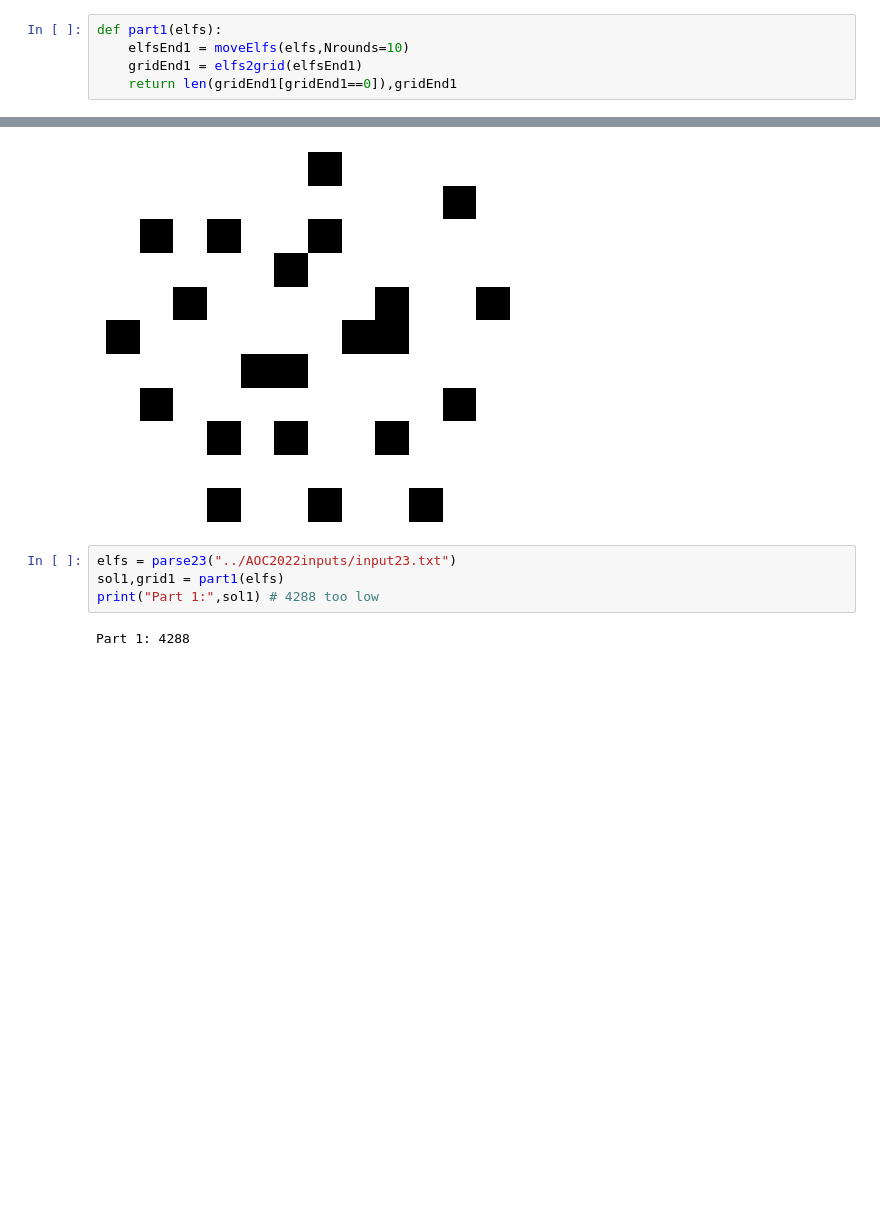
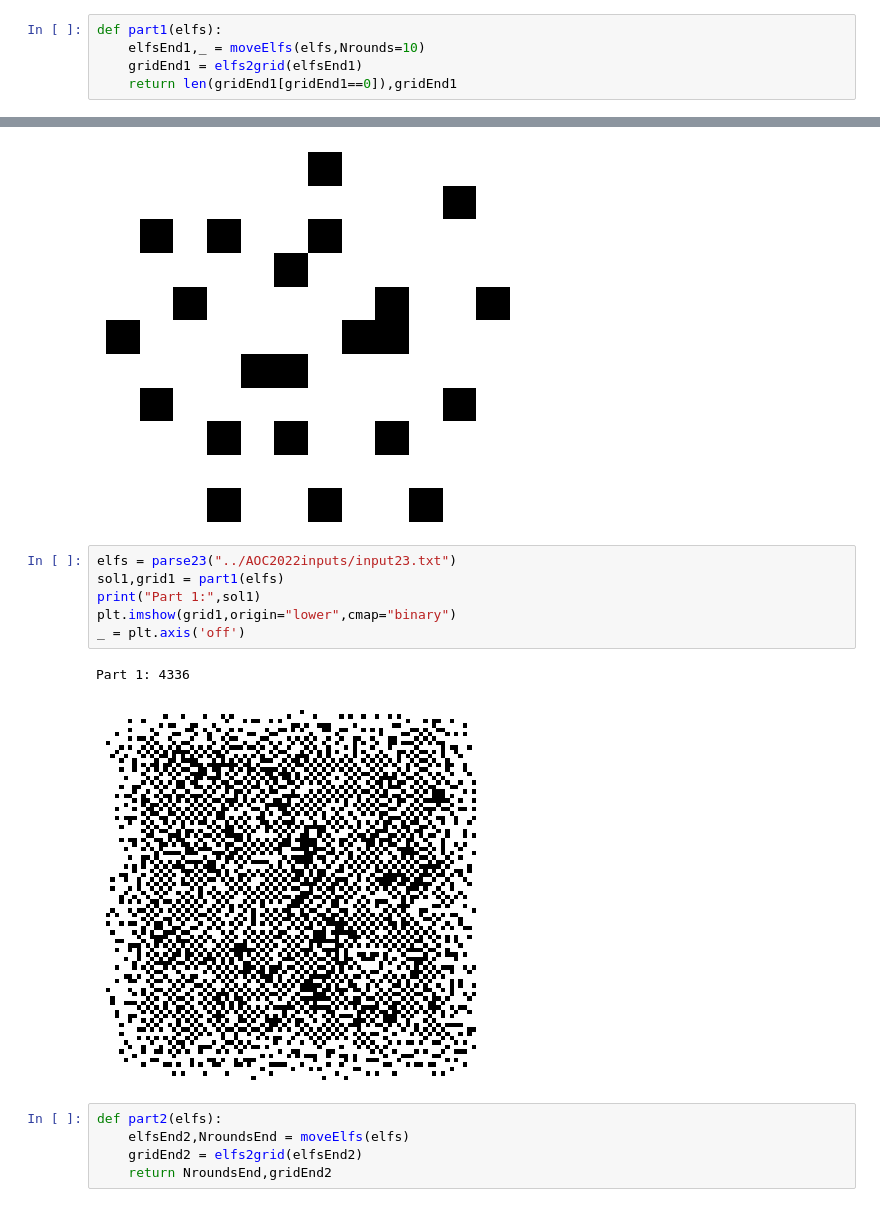
Before and after one commit to marcodelmastro/AdventOfCode2022, a Jupyter notebook: Day23.ipynb, the cells around one changed output, grey strips where cells are left out. Drawn from its saved outputs; the diff is of its cells as text; blank space fills up the shorter version.

```diff
--- a/Day23.ipynb
+++ b/Day23.ipynb
@@ -141,7 +143,7 @@ _ = plt.axis('off')
 [figure]
 # %%
 def part1(elfs):
-    elfsEnd1 = moveElfs(elfs,Nrounds=10)
+    elfsEnd1,_ = moveElfs(elfs,Nrounds=10)
     gridEnd1 = elfs2grid(elfsEnd1)
     return len(gridEnd1[gridEnd1==0]),gridEnd1
 # %%
@@ -157,7 +159,15 @@ Test 1: 110
 # %%
 elfs = parse23("../AOC2022inputs/input23.txt")
 sol1,grid1 = part1(elfs)
-print("Part 1:",sol1) # 4288 too low
+print("Part 1:",sol1)
+plt.imshow(grid1,origin="lower",cmap="binary")
+_ = plt.axis('off')
 # %% [output]
-Part 1: 4288
+Part 1: 4336
+[figure, added]
+# %%
+def part2(elfs):
+    elfsEnd2,NroundsEnd = moveElfs(elfs)
+    gridEnd2 = elfs2grid(elfsEnd2)
+    return NroundsEnd,gridEnd2
 # %%
```
Also changed, not shown: parts of 8 cells of this notebook.
